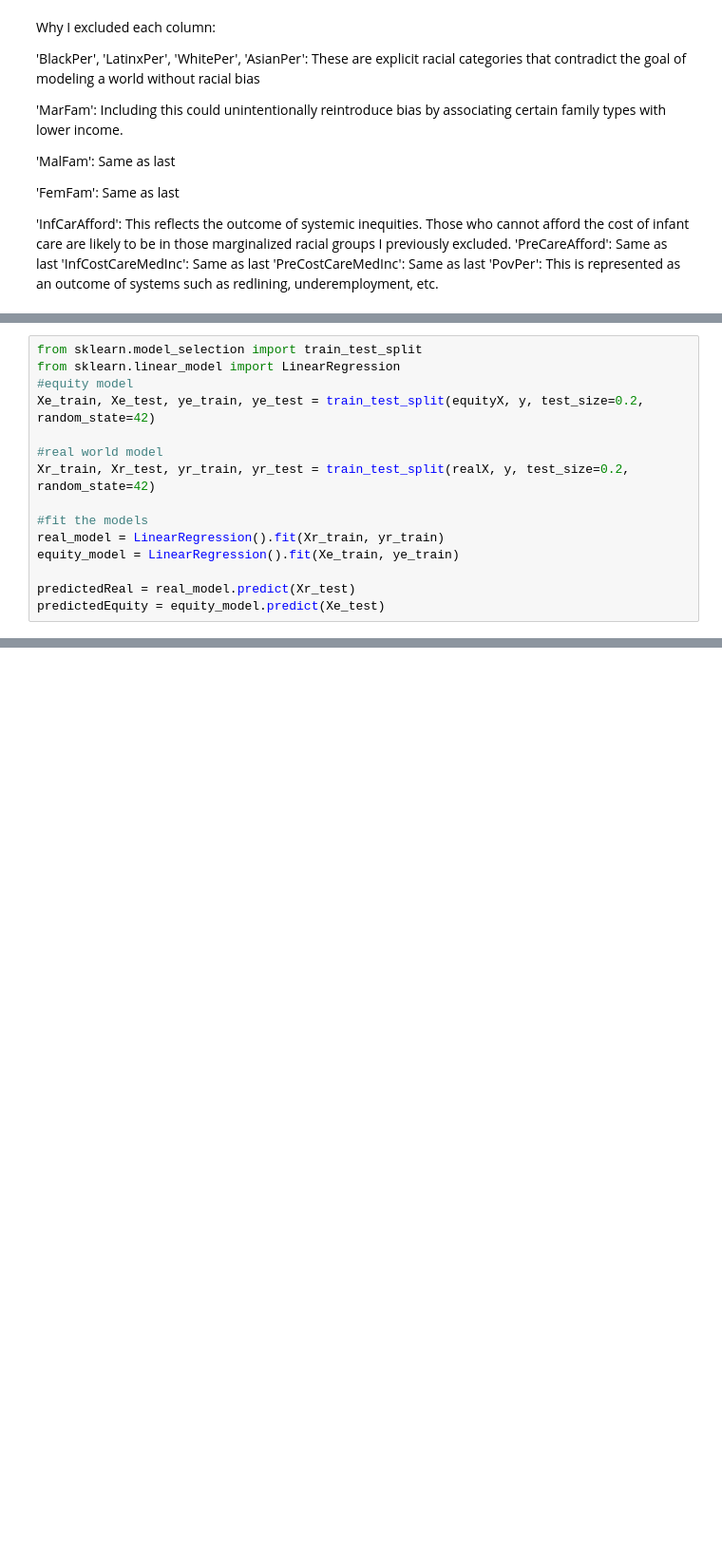
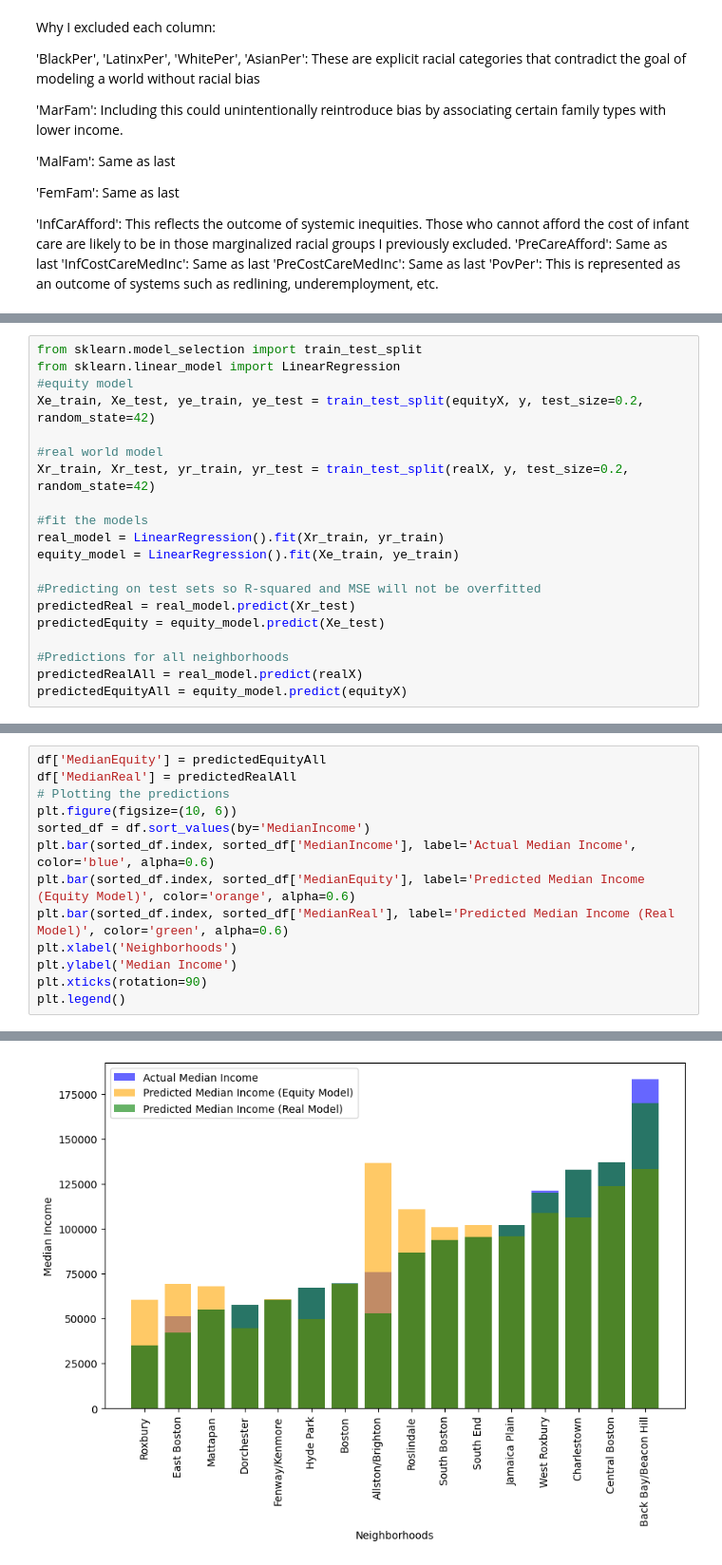
Before and after one commit to FortuneKosiUdeh/boston-income-analysis, a Jupyter notebook: childcare2.ipynb, the cells around one changed output, grey strips where cells are left out. Shown at 95% size. Cells and saved outputs as stored; diff of their text form; blank space fills up the shorter version.

```diff
--- a/childcare2.ipynb
+++ b/childcare2.ipynb
@@ -261,5 +284,10 @@ Xr_train, Xr_test, yr_train, yr_test = train_test_split(realX, y, test_size=0.2,
 real_model = LinearRegression().fit(Xr_train, yr_train)
 equity_model = LinearRegression().fit(Xe_train, ye_train)
 
+#Predicting on test sets so R-squared and MSE will not be overfitted
 predictedReal = real_model.predict(Xr_test)
 predictedEquity = equity_model.predict(Xe_test)
+
+#Predictions for all neighborhoods
+predictedRealAll = real_model.predict(realX)
+predictedEquityAll = equity_model.predict(equityX)
@@ -269,0 +296,14 @@ Using r^2 value to see how well prediciton fits
+# %%
+df['MedianEquity'] = predictedEquityAll
+df['MedianReal'] = predictedRealAll
+# Plotting the predictions
+plt.figure(figsize=(10, 6))
+sorted_df = df.sort_values(by='MedianIncome')
+plt.bar(sorted_df.index, sorted_df['MedianIncome'], label='Actual Median Income', color='blue', alpha=0.6)
+plt.bar(sorted_df.index, sorted_df['MedianEquity'], label='Predicted Median Income (Equity Model)', color='orange', alpha=0.6)
+plt.bar(sorted_df.index, sorted_df['MedianReal'], label='Predicted Median Income (Real Model)', color='green', alpha=0.6)
+plt.xlabel('Neighborhoods')
+plt.ylabel('Median Income')
+plt.xticks(rotation=90)
+plt.legend()
+# %% [output]
@@ -269,0 +311 @@ Using r^2 value to see how well prediciton fits
+[figure, added]
```
Also changed, not shown: parts of 43 cells of this notebook.
